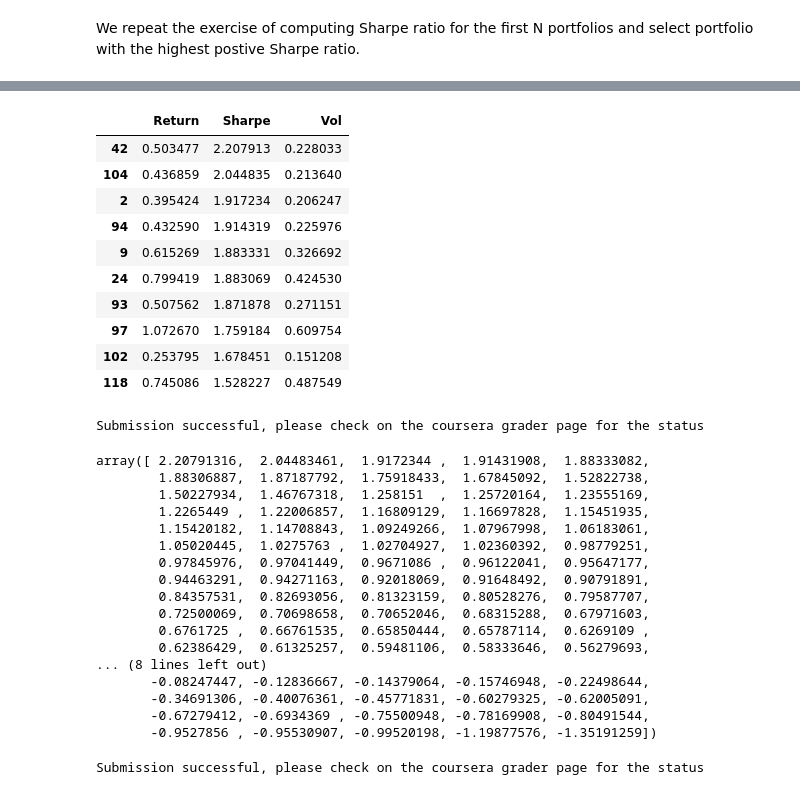
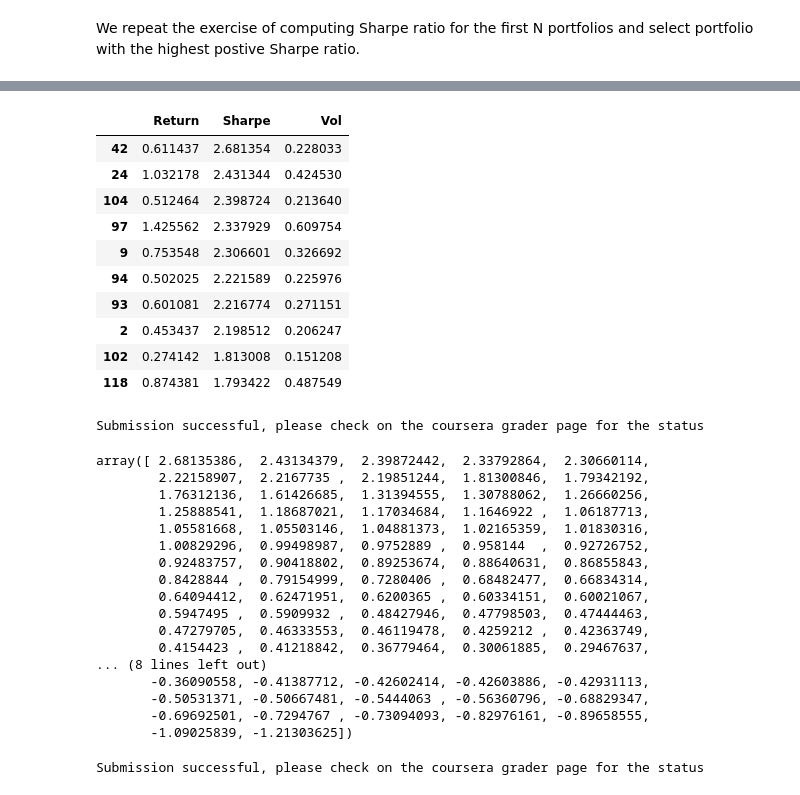
Before and after one commit to joelowj/Machine-Learning-and-Reinforcement-Learning-in-Finance, a Jupyter notebook: pca_eigen_portfolios_m2_ex3.ipynb, the cells around one changed output, grey strips where cells are left out. Cells and saved outputs as stored; diff of their text form; code cells hidden in the pictures.

```diff
--- a/pca_eigen_portfolios_m2_ex3.ipynb
+++ b/pca_eigen_portfolios_m2_ex3.ipynb
@@ -394,9 +393,15 @@ def sharpe_ratio(ts_returns, periods_per_year=252):
     Return:
     a tuple of three doubles: annualized return, volatility, and sharpe ratio
     """
+
+    annualized_return = 0.
+    annualized_vol = 0.
+    annualized_sharpe = 0.
+
     ### START CODE HERE ### (≈ 4-5 lines of code)
     ### ...
-    annualized_return = ts_returns.mean() * periods_per_year
+    n_years = ts_returns.shape[0] / periods_per_year
+    annualized_return = np.power(np.prod(1 + ts_returns),(1 / n_years)) - 1
     annualized_vol = ts_returns.std() * np.sqrt(periods_per_year)
     annualized_sharpe = annualized_return / annualized_vol
     ### END CODE HERE ###
@@ -455,13 +460,14 @@ if pca is not None:
         annualized_ret[ix] = er
         annualized_vol[ix] = vol
         sharpe_metric[ix] = sharpe
+
         ### END CODE HERE ###
 
 
     # find portfolio with the highest Sharpe ratio
     ### START CODE HERE ### (≈ 2-3 lines of code)
     ### ...
-    idx_highest_sharpe = np.argmax(sharpe_metric)
+    idx_highest_sharpe = np.nanargmax(sharpe_metric)
     ### END CODE HERE ###
 
     print('Eigen portfolio #%d with the highest Sharpe. Return %.2f%%, vol = %.2f%%, Sharpe = %.2f' %
@@ -482,19 +488,20 @@ Eigen portfolio #42 with the highest Sharpe. Return 50.35%, vol = 22.80%, Sharpe
 # %%
 results = pd.DataFrame(data={'Return': annualized_ret, 'Vol': annualized_vol, 'Sharpe': sharpe_metric})
+results.dropna(inplace=True)
 results.sort_values(by=['Sharpe'], ascending=False, inplace=True)
 results.head(10)
 # %% [output]
 |  | Return | Sharpe | Vol |
-| 42 | 0.503477 | 2.207913 | 0.228033 |
-| 104 | 0.436859 | 2.044835 | 0.213640 |
-| 2 | 0.395424 | 1.917234 | 0.206247 |
-| 94 | 0.432590 | 1.914319 | 0.225976 |
-| 9 | 0.615269 | 1.883331 | 0.326692 |
-| 24 | 0.799419 | 1.883069 | 0.424530 |
-| 93 | 0.507562 | 1.871878 | 0.271151 |
-| 97 | 1.072670 | 1.759184 | 0.609754 |
-| 102 | 0.253795 | 1.678451 | 0.151208 |
-| 118 | 0.745086 | 1.528227 | 0.487549 |
+| 42 | 0.611437 | 2.681354 | 0.228033 |
+| 24 | 1.032178 | 2.431344 | 0.424530 |
+| 104 | 0.512464 | 2.398724 | 0.213640 |
+| 97 | 1.425562 | 2.337929 | 0.609754 |
+| 9 | 0.753548 | 2.306601 | 0.326692 |
+| 94 | 0.502025 | 2.221589 | 0.225976 |
+| 93 | 0.601081 | 2.216774 | 0.271151 |
+| 2 | 0.453437 | 2.198512 | 0.206247 |
+| 102 | 0.274142 | 1.813008 | 0.151208 |
+| 118 | 0.874381 | 1.793422 | 0.487549 |
 # %%
 ### GRADED PART (DO NOT EDIT) ###
 part_5 = list(results.iloc[:, 1].values.squeeze())
@@ -508,23 +515,23 @@ results.iloc[:, 1].values.squeeze()
 ### GRADED PART (DO NOT EDIT) ###
 # %% [output]
 Submission successful, please check on the coursera grader page for the status
-array([ 2.20791316,  2.04483461,  1.9172344 ,  1.91431908,  1.88333082,
-        1.88306887,  1.87187792,  1.75918433,  1.67845092,  1.52822738,
-        1.50227934,  1.46767318,  1.258151  ,  1.25720164,  1.23555169,
-        1.2265449 ,  1.22006857,  1.16809129,  1.16697828,  1.15451935,
-        1.15420182,  1.14708843,  1.09249266,  1.07967998,  1.06183061,
-        1.05020445,  1.0275763 ,  1.02704927,  1.02360392,  0.98779251,
-        0.97845976,  0.97041449,  0.9671086 ,  0.96122041,  0.95647177,
-        0.94463291,  0.94271163,  0.92018069,  0.91648492,  0.90791891,
-        0.84357531,  0.82693056,  0.81323159,  0.80528276,  0.79587707,
-        0.72500069,  0.70698658,  0.70652046,  0.68315288,  0.67971603,
-        0.6761725 ,  0.66761535,  0.65850444,  0.65787114,  0.6269109 ,
-        0.62386429,  0.61325257,  0.59481106,  0.58333646,  0.56279693,
+array([ 2.68135386,  2.43134379,  2.39872442,  2.33792864,  2.30660114,
+        2.22158907,  2.2167735 ,  2.19851244,  1.81300846,  1.79342192,
+        1.76312136,  1.61426685,  1.31394555,  1.30788062,  1.26660256,
+        1.25888541,  1.18687021,  1.17034684,  1.1646922 ,  1.06187713,
+        1.05581668,  1.05503146,  1.04881373,  1.02165359,  1.01830316,
+        1.00829296,  0.99498987,  0.9752889 ,  0.958144  ,  0.92726752,
+        0.92483757,  0.90418802,  0.89253674,  0.88640631,  0.86855843,
+        0.8428844 ,  0.79154999,  0.7280406 ,  0.68482477,  0.66834314,
+        0.64094412,  0.62471951,  0.6200365 ,  0.60334151,  0.60021067,
+        0.5947495 ,  0.5909932 ,  0.48427946,  0.47798503,  0.47444463,
+        0.47279705,  0.46333553,  0.46119478,  0.4259212 ,  0.42363749,
+        0.4154423 ,  0.41218842,  0.36779464,  0.30061885,  0.29467637,
 ... (8 lines left out)
-       -0.08247447, -0.12836667, -0.14379064, -0.15746948, -0.22498644,
-       -0.34691306, -0.40076361, -0.45771831, -0.60279325, -0.62005091,
-       -0.67279412, -0.6934369 , -0.75500948, -0.78169908, -0.80491544,
-       -0.9527856 , -0.95530907, -0.99520198, -1.19877576, -1.35191259])
+       -0.36090558, -0.41387712, -0.42602414, -0.42603886, -0.42931113,
+       -0.50531371, -0.50667481, -0.5444063 , -0.56360796, -0.68829347,
+       -0.69692501, -0.7294767 , -0.73094093, -0.82976161, -0.89658555,
+       -1.09025839, -1.21303625])
 # %%
 ### GRADED PART (DO NOT EDIT) ###
 part6 = str(idx_highest_sharpe)
```
Also changed, not shown: parts of 4 cells of this notebook.
